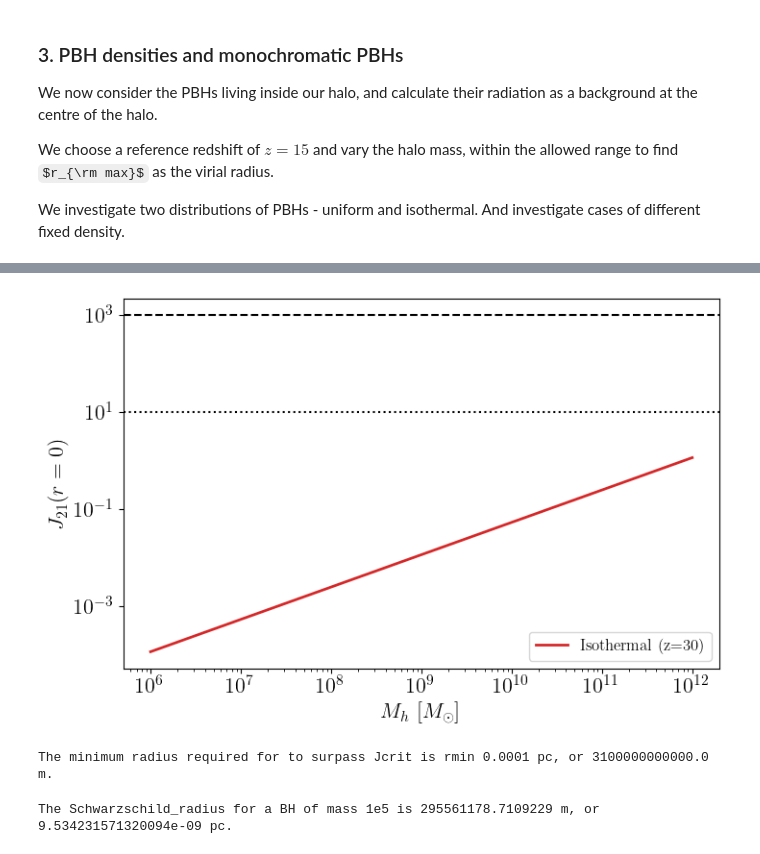
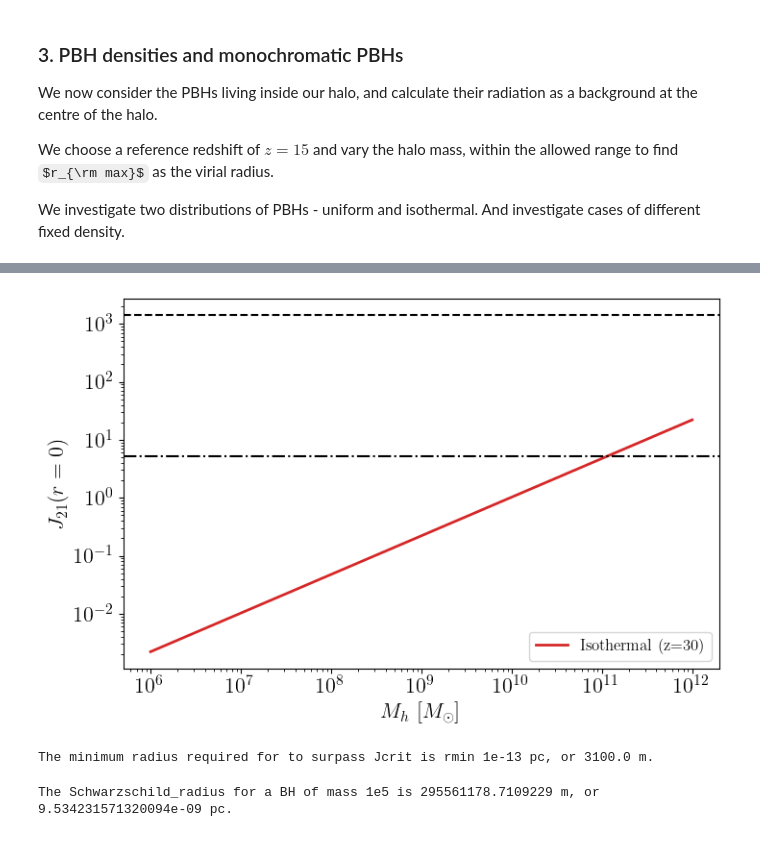
Before and after one commit to MariosNT/DCBHs_HR_PBHs, a Jupyter notebook: BlackHoleSpectrum.ipynb, the cells around one changed output, grey strips where cells are left out. Cells and saved outputs as stored; diff of their text form; code cells hidden in the pictures; some formulas as TeX source.

```diff
--- a/BlackHoleSpectrum.ipynb
+++ b/BlackHoleSpectrum.ipynb
@@ -1010,3 +1113,19 @@ Return to TOC [here](#toc).
+# %%
+def J_crit_Temp(Temp):
+    """
+    Return the LW crit specific intensity for a given temperature
+    """
+
+    return J_crit_k_ratio(10**func_Temp_2_kratio(np.log10(Temp), *popt_kT))
+# %%
+def J_crit_MBH(Mbh, units='solar'):
+    """
+    Return the LW crit specific intensity for a given BH mass
+    """
+
+    T_HR = Hawking_temperature_from_mass(Mbh, units=units)
+
+    return J_crit_Temp(T_HR)
 # %% [markdown]
 ## Luminosity for DCBHs
 
@@ -1045,10 +1227,15 @@ We want $B_{\rm LW} \geq B_{\rm X-rays}$, which leads to masses bigger than:
+# %%
+## BH mass limits in solar masses
+M_BH_min = 4e-13
+M_BH_max = 7.5e-12
 # %% [markdown]
 ### 1. Constant distance and monochromatic PBHs
 
 We choose a distance range and mass range, and calculate the total number of PBHs of this mass needed or the total mass of the halo
 # %%
 distance_range = np.linspace(250, 500, 80)  # in parsec
-masses_range = 6.5*np.logspace(-17, -12, 50)  # in Mo
+# masses_range = 6.5*np.logspace(-17, -12, 50)  # in Mo
+masses_range = np.logspace(np.log10(M_BH_min), np.log10(M_BH_max), 50)  # in Mo
 # %%
 Dgrid_, Mgrid_ = np.meshgrid(distance_range, masses_range)
 # %% [markdown]
@@ -1201,28 +1415,28 @@ plt.savefig("Figures/Jcrit_Density_monochromatic.png", bbox_inches='tight')
 # %%
 fig= plt.figure(figsize=(8, 5))
 ax1 = fig.add_subplot(1, 1, 1)
 
 
-ax1.loglog(Mass_halo, J_LW_critical_density(Mass_halo, Mbh=1e-16, z=30, rmin=1e-4, factor=1e8), label='Isothermal (z=30)',\
+ax1.loglog(Mass_halo, J_LW_critical_density(Mass_halo, Mbh=M_BH_min, z=30, rmin=1e-13), label='Isothermal (z=30)',\
            ls='-', lw=2, c='tab:red')
 
-text = r'$r_{\rm min} = 10^{-4}\ {\rm pc}$' '\n' r'$M_{\rm BH}=10^{-15}\ M_\odot$'
-ax1.text(2e10, 1e-17, text, fontsize=12,\
-         bbox=dict(facecolor='none', edgecolor='black', boxstyle='round, pad=0.5'))
+# text = r'$r_{\rm min} = 10^{-4}\ {\rm pc}$' '\n' r'$M_{\rm BH}=10^{-15}\ M_\odot$'
+# ax1.text(2e10, 1e-17, text, fontsize=12,\
+#          bbox=dict(facecolor='none', edgecolor='black', boxstyle='round, pad=0.5'))
 ax1.set_xlabel(r"$M_{h}\ [M_\odot]$")
 ax1.set_ylabel(r"$J_{\rm 21}(r=0)$")
 ax1.legend(fontsize=12)
 
-ax1.axhline(y=10, ls=':', c='black')
-ax1.axhline(y=1e3, ls='--', c='black')
+ax1.axhline(y=np.max(J_crit_MBH(Mgrid_)), ls='--', c='black')
+ax1.axhline(y=np.min(J_crit_MBH(Mgrid_)), ls='-.', c='black')
 
 plt.show()
 # %% [output]
-[figure, old version]
+[figure, new version]
 # %%
-print(f'The minimum radius required for to surpass Jcrit is rmin {1e-4} pc, or {1e-4*PARSEC_2_M} m.')
+print(f'The minimum radius required for to surpass Jcrit is rmin {1e-13} pc, or {1e-13*PARSEC_2_M} m.')
 # %% [output]
-The minimum radius required for to surpass Jcrit is rmin 0.0001 pc, or 3100000000000.0 m.
+The minimum radius required for to surpass Jcrit is rmin 1e-13 pc, or 3100.0 m.
 # %%
 print(f'The Schwarzschild_radius for a BH of mass 1e5 is {Schwarzschild_radius(1e5)} m, \
 or {Schwarzschild_radius(1e5)/PARSEC_2_M} pc.')
```
Also changed, not shown: parts of 60 cells of this notebook, 2 other files.
